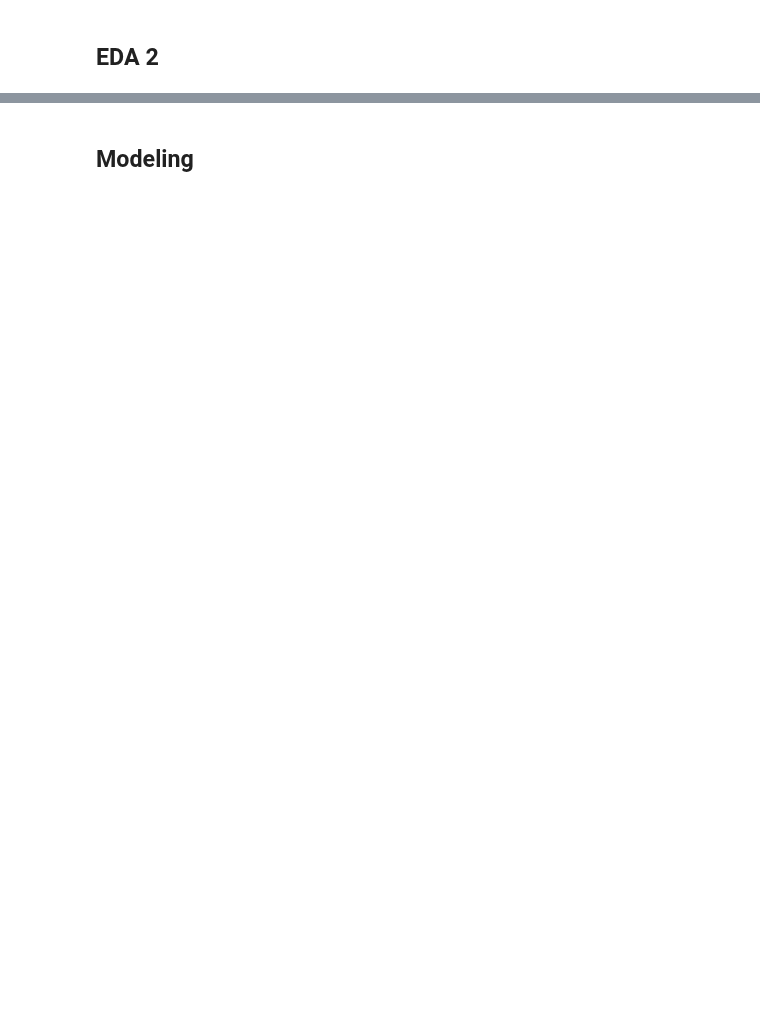
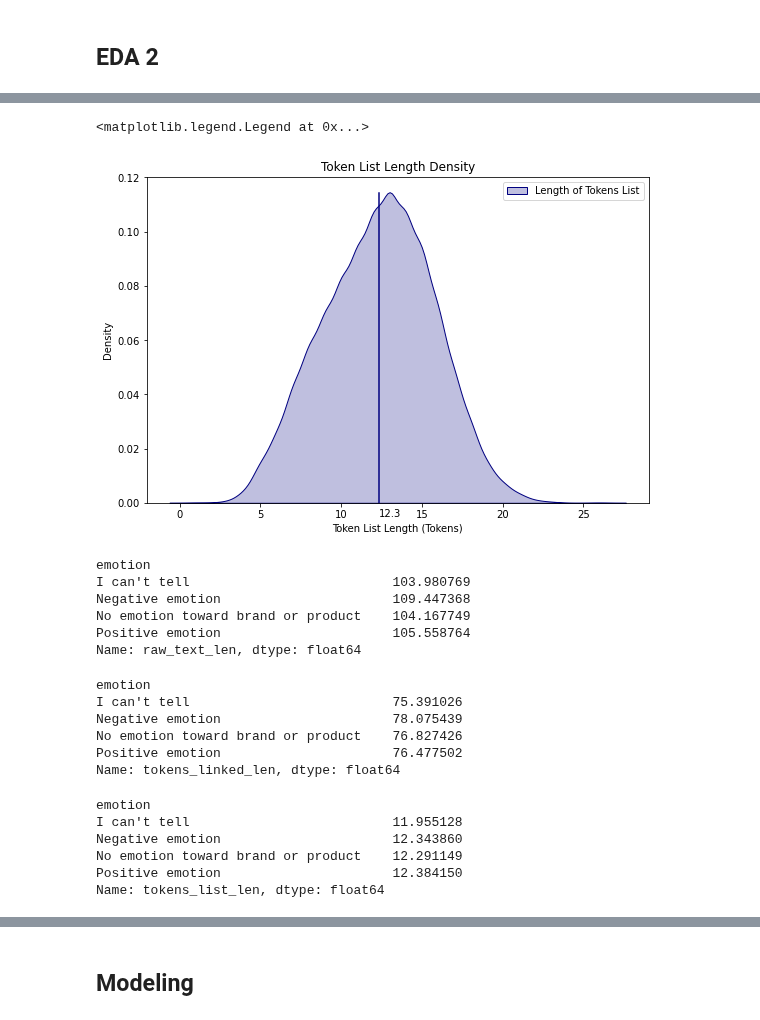
Before and after one commit to jakeoddi/apple_google_twitter_NLP, a Jupyter notebook: apple_google_eda.ipynb, the cells around one changed output, grey strips where cells are left out. Cells and saved outputs as stored; diff of their text form; code cells hidden in the pictures; blank space fills up the shorter version.

```diff
--- a/apple_google_eda.ipynb
+++ b/apple_google_eda.ipynb
@@ -220,0 +304,40 @@ c_freq.set(xlabel = 'Company',
+# %%
+fig, ax = plt.subplots(figsize = (9,6))
+sns.kdeplot(df['tokens_list_len'], ax = ax, label = 'Length of Tokens List', shade = True, color = 'navy')
+ax.set(xlabel = 'Token List Length (Tokens)', title = 'Token List Length Density')
+ax.axvline(x = mean_tokens_list_len, ymax = .95, color = 'navy')
+ax.text(x = mean_tokens_list_len, y = -.005, s = str(mean_tokens_list_len.round(1)))
+ax.legend()
+# %% [output]
+<matplotlib.legend.Legend at 0x...>
+[figure, added]
+# %%
+raw_text_gb = df.groupby('emotion')['raw_text_len'].mean()
+raw_text_gb
+# %% [output]
+emotion
+I can't tell                          103.980769
+Negative emotion                      109.447368
+No emotion toward brand or product    104.167749
+Positive emotion                      105.558764
+Name: raw_text_len, dtype: float64
+# %%
+tok_linked_gb = df.groupby('emotion')['tokens_linked_len'].mean()
+tok_linked_gb
+# %% [output]
+emotion
+I can't tell                          75.391026
+Negative emotion                      78.075439
+No emotion toward brand or product    76.827426
+Positive emotion                      76.477502
+Name: tokens_linked_len, dtype: float64
+# %%
+tok_list_gb = df.groupby('emotion')['tokens_list_len'].mean()
+tok_list_gb
+# %% [output]
+emotion
+I can't tell                          11.955128
+Negative emotion                      12.343860
+No emotion toward brand or product    12.291149
+Positive emotion                      12.384150
+Name: tokens_list_len, dtype: float64
```
Also changed, not shown: parts of 39 cells of this notebook, 1 other file.
